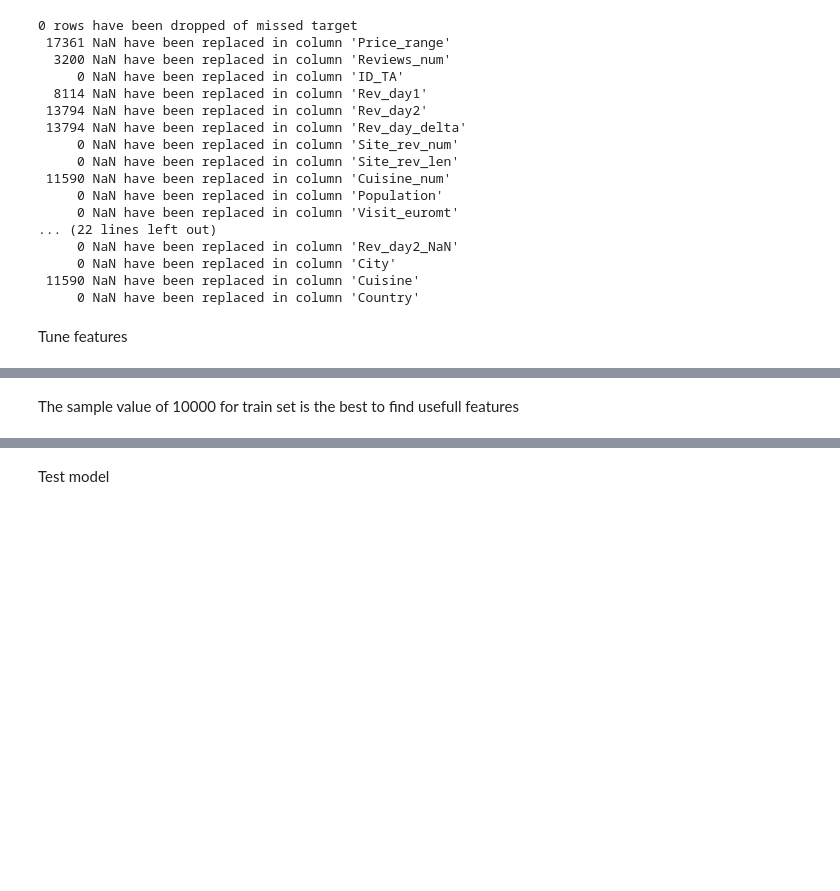
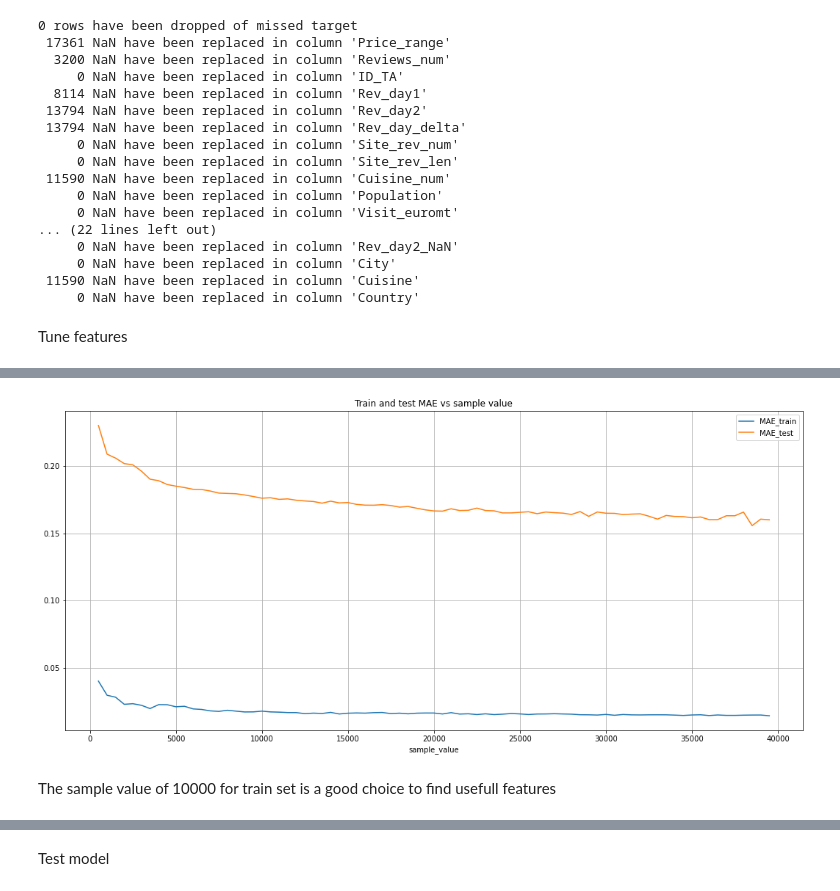
Before and after one commit to ivan-kud/ml-projects, a Jupyter notebook: RDS3 - About tasty and healthy food/RDS3 - About tasty and healthy food.ipynb, the cells around one changed output, grey strips where cells are left out. Drawn from its saved outputs; the diff is of its cells as text; code cells hidden in the pictures; blank space fills up the shorter version.

```diff
--- a/RDS3 - About tasty and healthy food/RDS3 - About tasty and healthy food.ipynb
+++ b/RDS3 - About tasty and healthy food/RDS3 - About tasty and healthy food.ipynb
@@ -1398,5 +1326,14 @@ Iteration = 5 ; Data length = 3000
+# %%
+# Update sample value MAE dataframe
+mae = pd.read_csv('/kaggle/input/about-tasty-and-healthy-food/train_test_mae_vs_sample_value.csv')
+mae.to_csv('train_test_mae_vs_sample_value.csv', index=False)
+
+# Plot train and test MAE versus sample value
+mae.plot(x='sample_value', figsize=(18, 8), grid=True, title='Train and test MAE vs sample value');
+# %% [output]
+[figure, added]
 # %% [markdown]
-The sample value of 10000 for train set is the best to find usefull features
+The sample value of 10000 for train set is a good choice to find usefull features
 # %%
 # Already found usefull features
 usefull_cols = [
```
Also changed, not shown: parts of 10 cells of this notebook.
